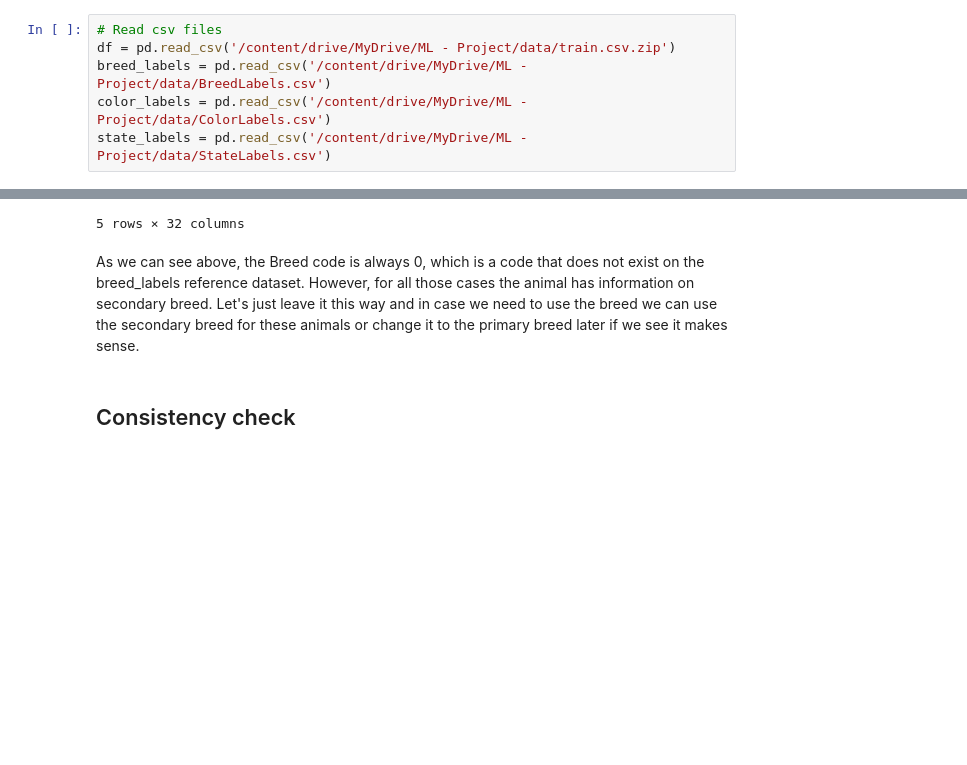
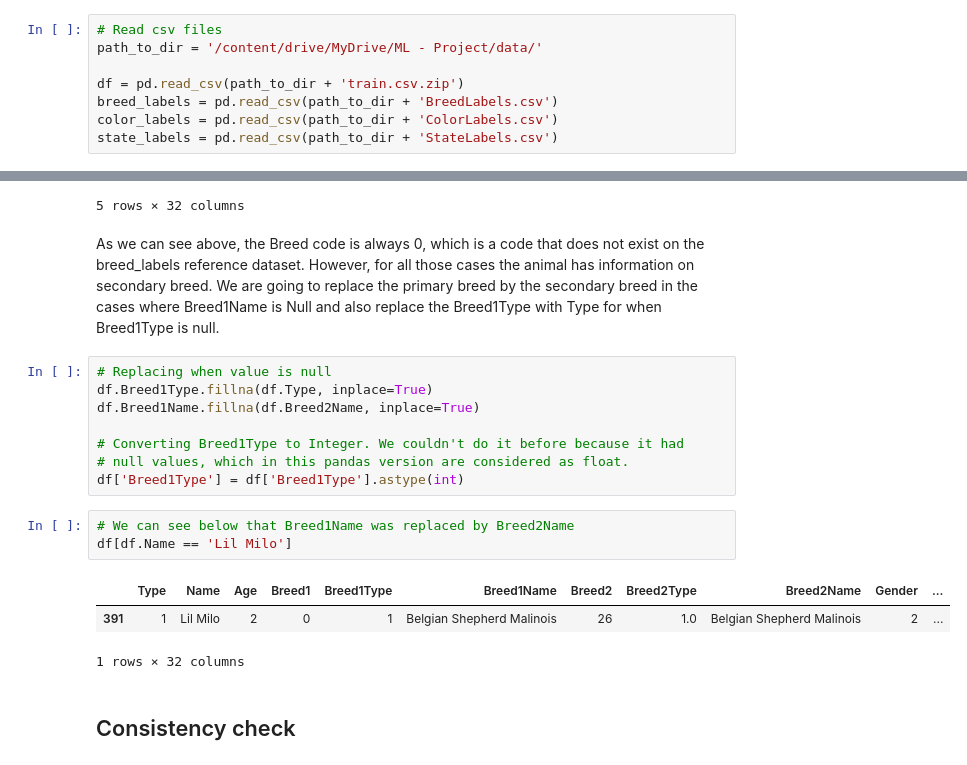
Before and after one commit to nicolezk/pet-adoption-prediction, a Jupyter notebook: notebooks/data_wrangling.ipynb, the cells around one changed output, grey strips where cells are left out. Drawn from its saved outputs; the diff is of its cells as text; blank space fills up the shorter version.

```diff
--- a/notebooks/data_wrangling.ipynb
+++ b/notebooks/data_wrangling.ipynb
@@ -21,7 +20,9 @@ import numpy as np
 from pandas_profiling import ProfileReport
 # %%
 # Read csv files
-df = pd.read_csv('/content/drive/MyDrive/ML - Project/data/train.csv.zip')
-breed_labels = pd.read_csv('/content/drive/MyDrive/ML - Project/data/BreedLabels.csv')
-color_labels = pd.read_csv('/content/drive/MyDrive/ML - Project/data/ColorLabels.csv')
-state_labels = pd.read_csv('/content/drive/MyDrive/ML - Project/data/StateLabels.csv')
+path_to_dir = '/content/drive/MyDrive/ML - Project/data/'
+
+df = pd.read_csv(path_to_dir + 'train.csv.zip')
+breed_labels = pd.read_csv(path_to_dir + 'BreedLabels.csv')
+color_labels = pd.read_csv(path_to_dir + 'ColorLabels.csv')
+state_labels = pd.read_csv(path_to_dir + 'StateLabels.csv')
@@ -262,7 +266,22 @@ df[df.Breed1Type.isnull()]
 | 7706 | 1 | Looking Newborn Puppy For Adoption | 2 | 0 | NaN | NaN | 205 | 1.0 | Shih Tzu | 2 | ... |
 5 rows × 32 columns
 # %% [markdown]
-As we can see above, the Breed code is always 0, which is a code that does not exist on the breed_labels reference dataset. However, for all those cases the animal has information on secondary breed. Let's just leave it this way and in case we need to use the breed we can use the secondary breed for these animals or change it to the primary breed later if we see it makes sense.
+As we can see above, the Breed code is always 0, which is a code that does not exist on the breed_labels reference dataset. However, for all those cases the animal has information on secondary breed. We are going to replace the primary breed by the secondary breed in the cases where Breed1Name is Null and also replace the Breed1Type with Type for when Breed1Type is null.
+# %%
+# Replacing when value is null
+df.Breed1Type.fillna(df.Type, inplace=True)
+df.Breed1Name.fillna(df.Breed2Name, inplace=True)
+
+# Converting Breed1Type to Integer. We couldn't do it before because it had
+# null values, which in this pandas version are considered as float.
+df['Breed1Type'] = df['Breed1Type'].astype(int)
+# %%
+# We can see below that Breed1Name was replaced by Breed2Name
+df[df.Name == 'Lil Milo']
+# %% [output]
+|  | Type | Name | Age | Breed1 | Breed1Type | Breed1Name | Breed2 | Breed2Type | Breed2Name | Gender | ... |
+| 391 | 1 | Lil Milo | 2 | 0 | 1 | Belgian Shepherd Malinois | 26 | 1.0 | Belgian Shepherd Malinois | 2 | ... |
+1 rows × 32 columns
 # %% [markdown]
 ## Consistency check
 # %%
```
Also changed, not shown: parts of 14 cells of this notebook.
